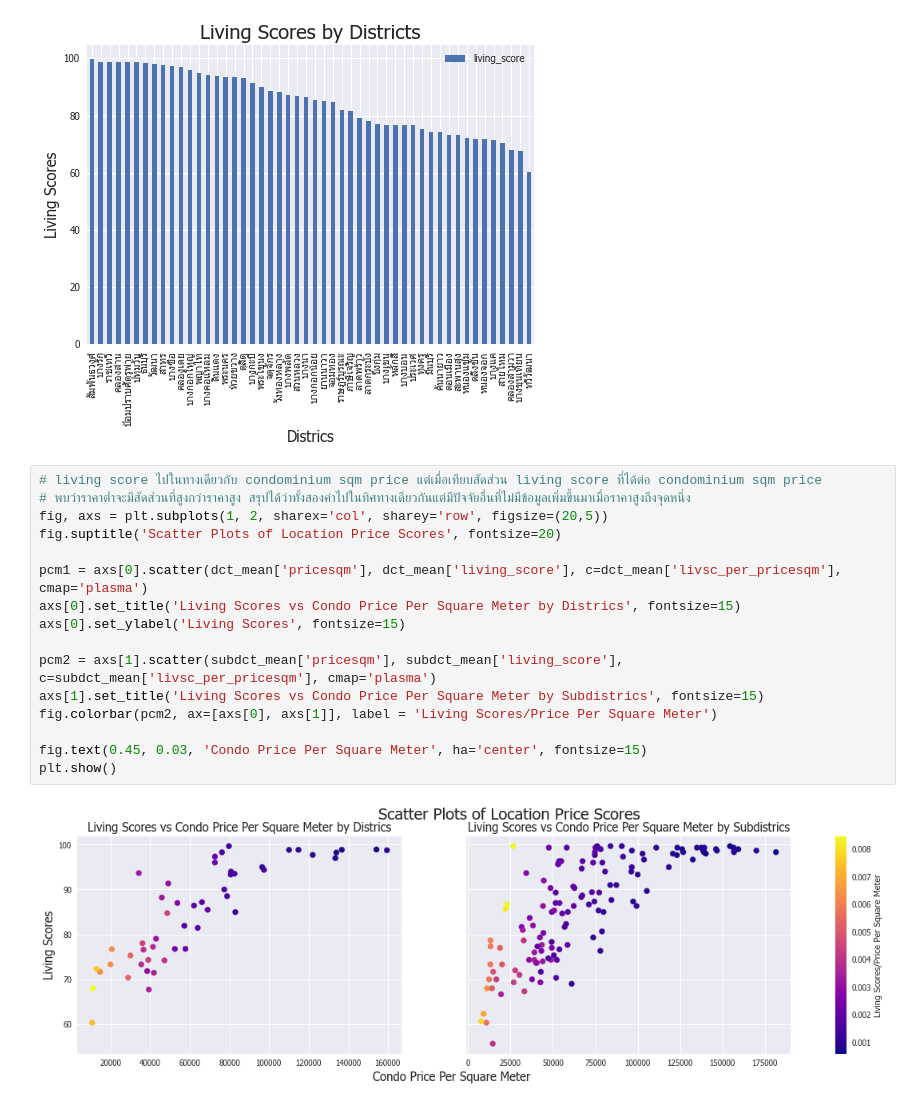
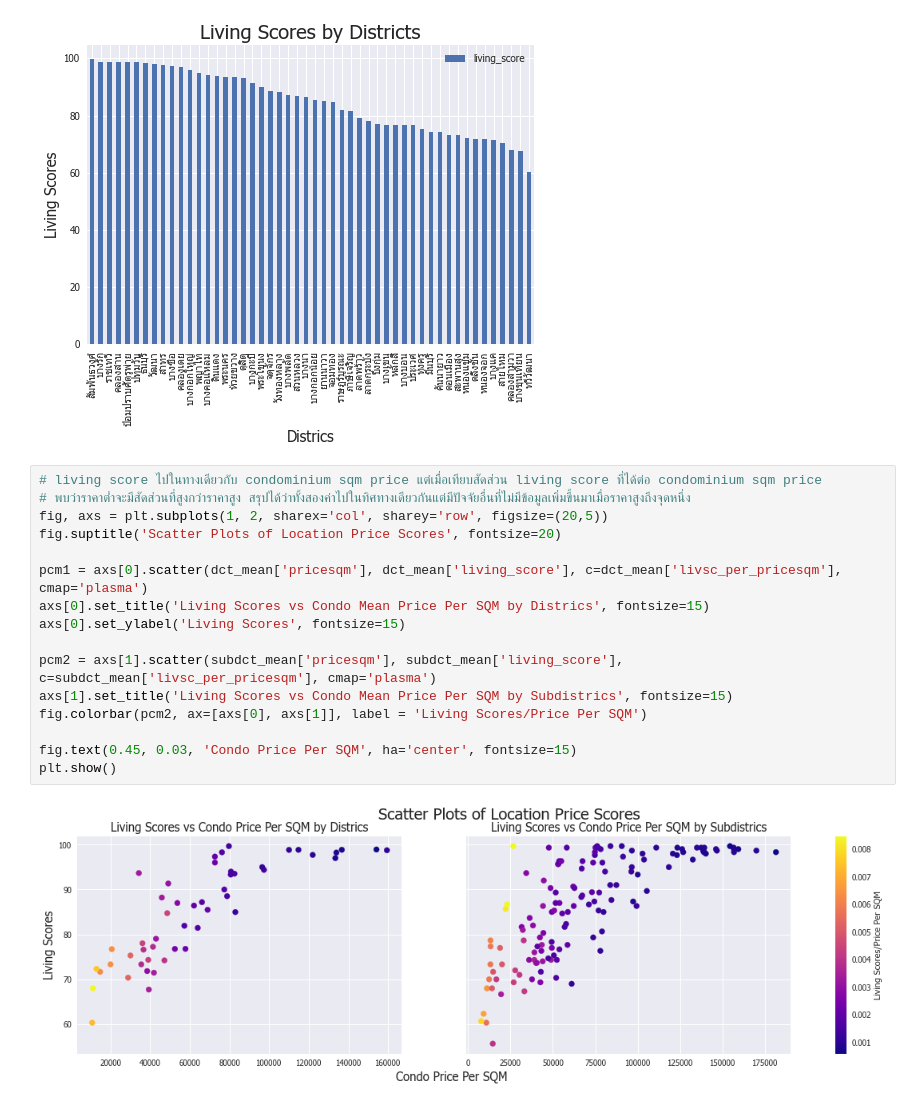
Before and after one commit to terjirapat/DADS5001-Project, a Jupyter notebook: project.ipynb, the cells around one changed output. Saved outputs shown, nothing was run; the diff lists cells and outputs as text.

```diff
--- a/project.ipynb
+++ b/project.ipynb
@@ -509,21 +524,21 @@ plt.show()
 # %%
 # living score ไปในทางเดียวกับ condominium sqm price แต่เมื่อเทียบสัดส่วน living score ที่ได้ต่อ condominium sqm price
 # พบว่าราคาต่ำจะมีสัดส่วนที่สูงกว่าราคาสูง สรุปได้ว่าทั้งสองค่าไปในทิศทางเดียวกันแต่มีปัจจัยอื่นที่ไม่มีข้อมูลเพิ่มขึ้นมาเมื่อราคาสูงถึงจุดหนึ่ง
 fig, axs = plt.subplots(1, 2, sharex='col', sharey='row', figsize=(20,5))
 fig.suptitle('Scatter Plots of Location Price Scores', fontsize=20)
 
 pcm1 = axs[0].scatter(dct_mean['pricesqm'], dct_mean['living_score'], c=dct_mean['livsc_per_pricesqm'], cmap='plasma')
-axs[0].set_title('Living Scores vs Condo Price Per Square Meter by Districs', fontsize=15)
+axs[0].set_title('Living Scores vs Condo Mean Price Per SQM by Districs', fontsize=15)
 axs[0].set_ylabel('Living Scores', fontsize=15)
 
 pcm2 = axs[1].scatter(subdct_mean['pricesqm'], subdct_mean['living_score'], c=subdct_mean['livsc_per_pricesqm'], cmap='plasma')
-axs[1].set_title('Living Scores vs Condo Price Per Square Meter by Subdistrics', fontsize=15)
-fig.colorbar(pcm2, ax=[axs[0], axs[1]], label = 'Living Scores/Price Per Square Meter')
+axs[1].set_title('Living Scores vs Condo Mean Price Per SQM by Subdistrics', fontsize=15)
+fig.colorbar(pcm2, ax=[axs[0], axs[1]], label = 'Living Scores/Price Per SQM')
 
-fig.text(0.45, 0.03, 'Condo Price Per Square Meter', ha='center', fontsize=15)
+fig.text(0.45, 0.03, 'Condo Price Per SQM', ha='center', fontsize=15)
 plt.show()
 # %% [output]
-[figure, old version]
+[figure, new version]
 # %%
 fig, axs = plt.subplots(3, 2, sharex='col', sharey='row', figsize=(20,10))
 fig.suptitle('Scatter Plots of Location Scores', fontsize=20)
```
Also changed, not shown: parts of 14 cells of this notebook, 1 other file.
